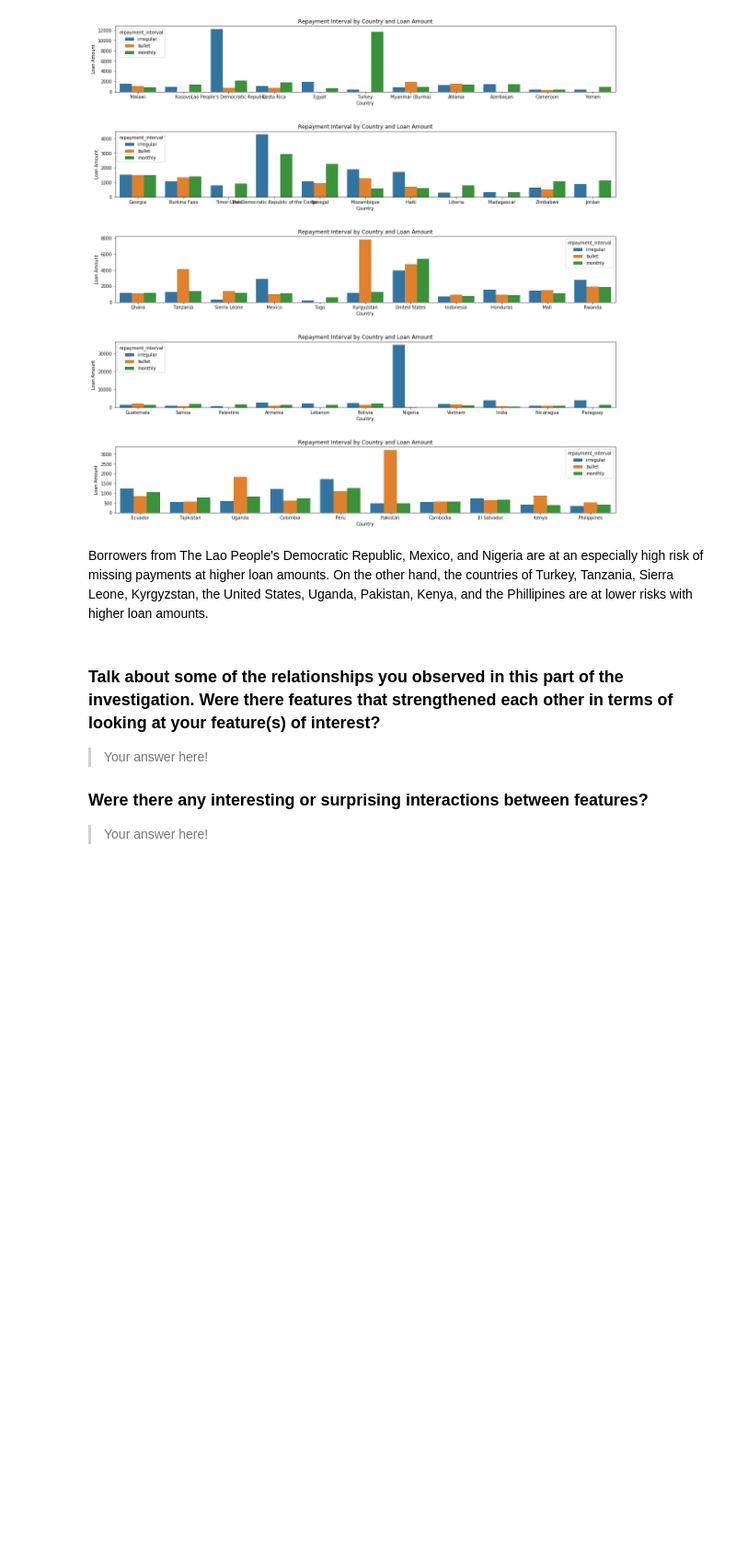
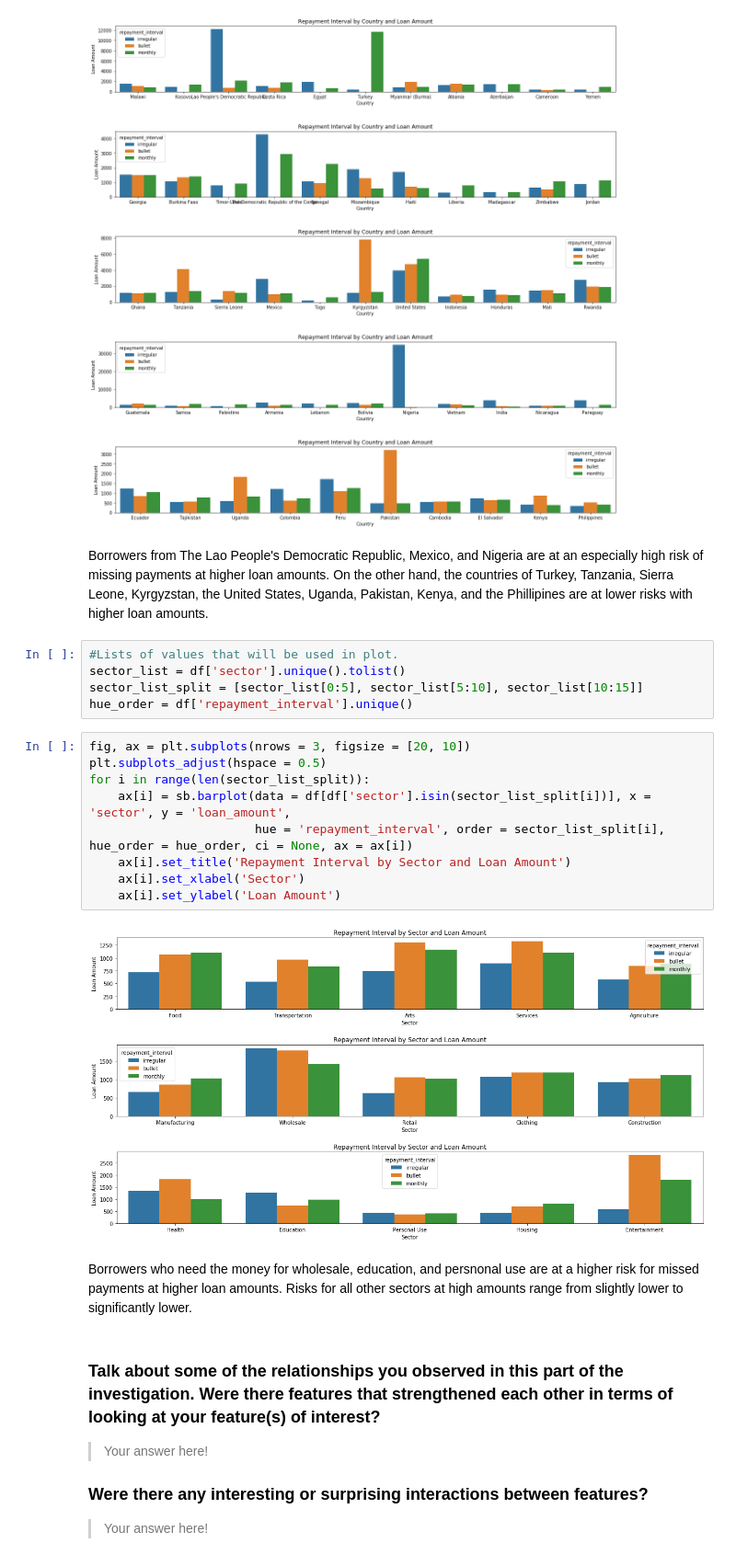
Before and after one commit to ChristopherSJames/kiva_repayment_analysis, a Jupyter notebook: kiva_repayment_analysis.ipynb, the cells around one changed output. Shown: that part at 92% size. Cells and saved outputs as stored; diff of their text form; blank space fills up the shorter version.

```diff
--- a/kiva_repayment_analysis.ipynb
+++ b/kiva_repayment_analysis.ipynb
@@ -324,6 +327,24 @@ for i in range(len(country_count1000_split)):
 [figure]
 # %% [markdown]
 Borrowers from The Lao People's Democratic Republic, Mexico, and Nigeria are at an especially high risk of missing payments at higher loan amounts. On the other hand, the countries of Turkey, Tanzania, Sierra Leone, Kyrgyzstan, the United States, Uganda, Pakistan, Kenya, and the Phillipines are at lower risks with higher loan amounts.
+# %%
+#Lists of values that will be used in plot.
+sector_list = df['sector'].unique().tolist()
+sector_list_split = [sector_list[0:5], sector_list[5:10], sector_list[10:15]]
+hue_order = df['repayment_interval'].unique()
+# %%
+fig, ax = plt.subplots(nrows = 3, figsize = [20, 10])
+plt.subplots_adjust(hspace = 0.5)
+for i in range(len(sector_list_split)):
+    ax[i] = sb.barplot(data = df[df['sector'].isin(sector_list_split[i])], x = 'sector', y = 'loan_amount',
+                       hue = 'repayment_interval', order = sector_list_split[i], hue_order = hue_order, ci = None, ax = ax[i])
+    ax[i].set_title('Repayment Interval by Sector and Loan Amount')
+    ax[i].set_xlabel('Sector')
+    ax[i].set_ylabel('Loan Amount')
+# %% [output]
+[figure, added]
+# %% [markdown]
+Borrowers who need the money for wholesale, education, and persnonal use are at a higher risk for missed payments at higher loan amounts. Risks for all other sectors at high amounts range from slightly lower to significantly lower.
 # %% [markdown]
 ### Talk about some of the relationships you observed in this part of the investigation. Were there features that strengthened each other in terms of looking at your feature(s) of interest?
 
```
Also changed, not shown: parts of 2 cells of this notebook.
